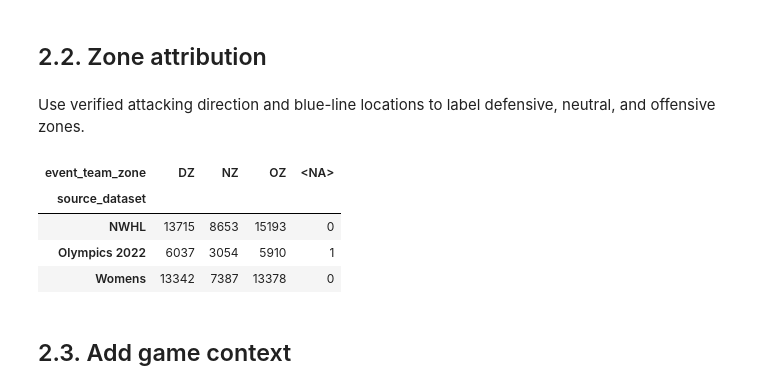
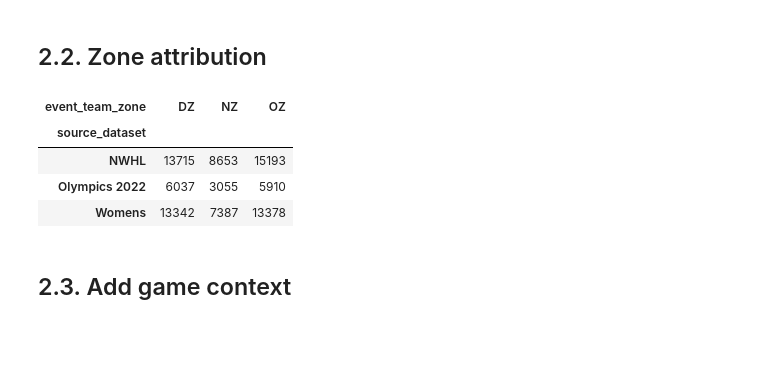
Before and after one commit to Fontaine44/hockey-pace-explorer, a Jupyter notebook: notebooks/02_data_augmentation.ipynb, the cells around one changed output. Drawn from its saved outputs; the diff is of its cells as text; code cells hidden in the pictures; blank space fills up the shorter version.

```diff
--- a/notebooks/02_data_augmentation.ipynb
+++ b/notebooks/02_data_augmentation.ipynb
@@ -33,45 +23,30 @@ events_df = pd.read_parquet(PROCESSED_DATA_DIR / "events.parquet")
 augmented_events_df = events_df.copy()
 # %% [markdown]
 ## 2.2. Zone attribution
-# %% [markdown]
-Use verified attacking direction and blue-line locations to label defensive, neutral, and offensive zones.
 # %%
 # Zones are relative to the team credited with the event.
 # Blue-line locations are included in the neutral zone.
 x = augmented_events_df["x"]
 
-augmented_events_df["event_team_zone"] = pd.Series(
-    pd.NA,
-    index=augmented_events_df.index,
-    dtype="string",
+augmented_events_df["event_team_zone"] = (
+    pd.Series("NZ", index=x.index, dtype="string")
+    .mask(x.lt(75).fillna(False), "DZ")
+    .mask(x.gt(125).fillna(False), "OZ")
+    .where(x.notna())
 )
-
-valid_x = x.between(0, 200)
-
-augmented_events_df.loc[
-    valid_x & x.lt(75), "event_team_zone"
-] = "DZ"
-
-augmented_events_df.loc[
-    valid_x & x.between(75, 125), "event_team_zone"
-] = "NZ"
-
-augmented_events_df.loc[
-    valid_x & x.gt(125), "event_team_zone"
-] = "OZ"
 
 display(
     augmented_events_df.groupby(
         ["source_dataset", "event_team_zone"],
         dropna=False,
     ).size().unstack(fill_value=0)
 )
 # %% [output]
-| event_team_zone | DZ | NZ | OZ | <NA> |
-| source_dataset |  |  |  |  |
-| NWHL | 13715 | 8653 | 15193 | 0 |
-| Olympics 2022 | 6037 | 3054 | 5910 | 1 |
-| Womens | 13342 | 7387 | 13378 | 0 |
+| event_team_zone | DZ | NZ | OZ |
+| source_dataset |  |  |  |
+| NWHL | 13715 | 8653 | 15193 |
+| Olympics 2022 | 6037 | 3055 | 5910 |
+| Womens | 13342 | 7387 | 13378 |
 # %% [markdown]
 ## 2.3. Add game context
 # %% [markdown]
```
Also changed, not shown: parts of 12 cells of this notebook, 19 other files.
